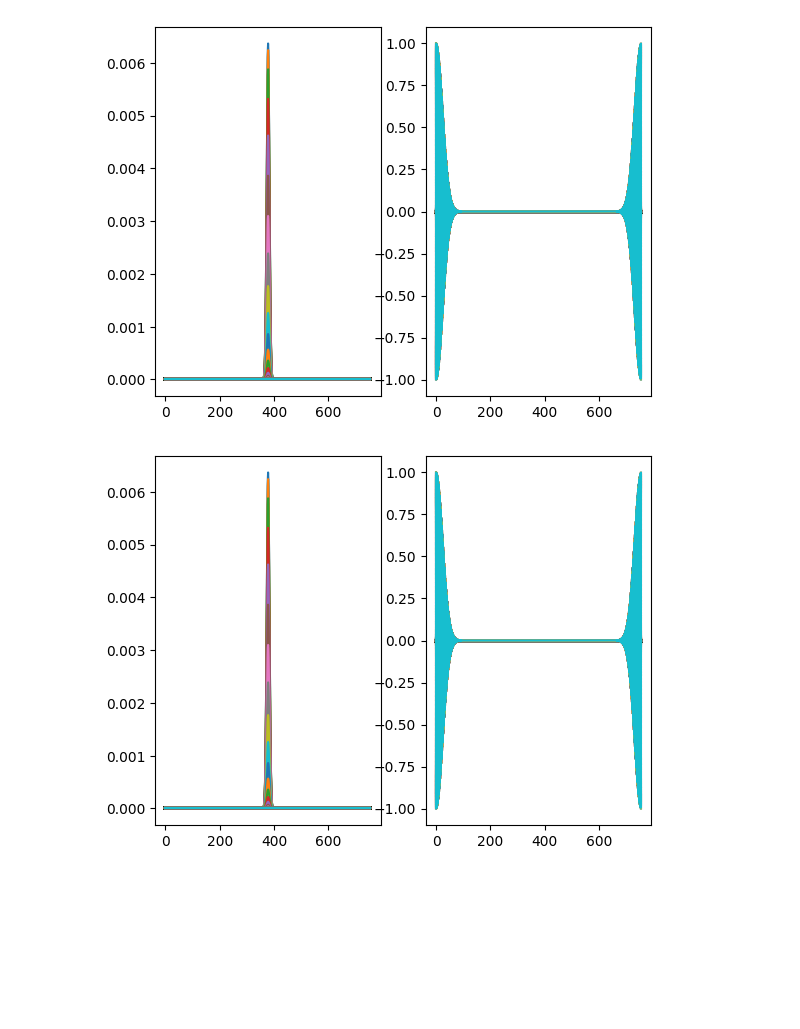
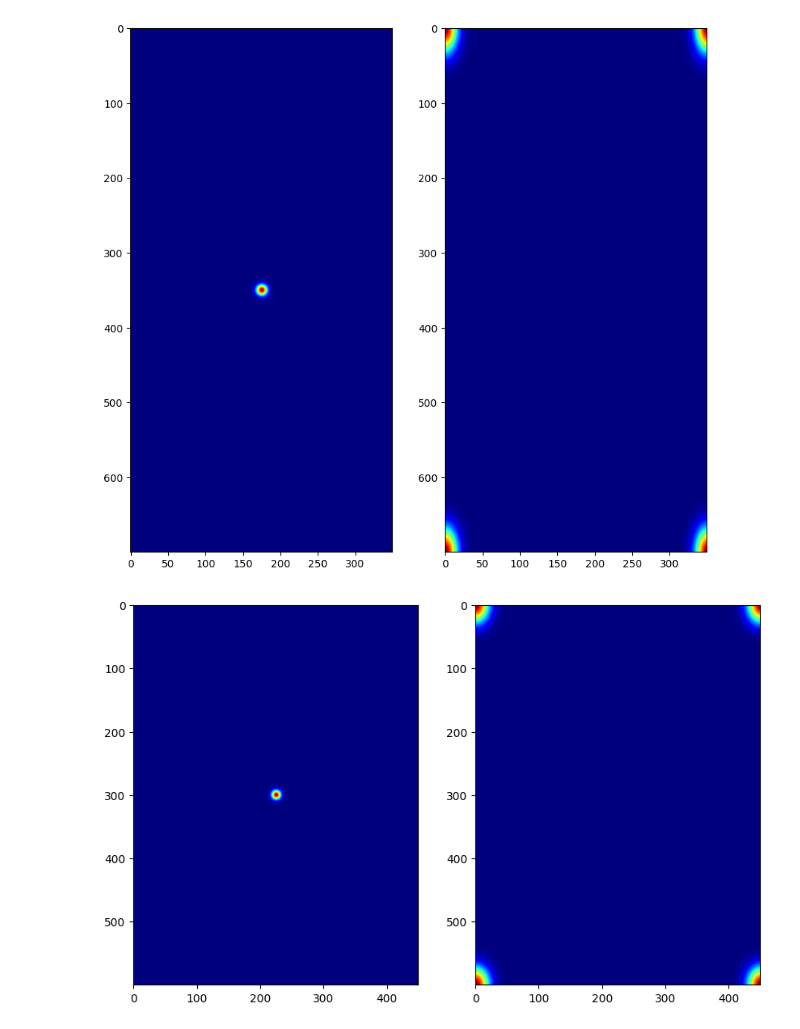
Before and after one commit to ftanzisirius/vision_computadora_I, a Jupyter notebook: TPs/TP2/tp2.ipynb, the cells around one changed output. Cells and saved outputs as stored; diff of their text form; code cells hidden in the pictures; blank space fills up the shorter version.

```diff
--- a/TPs/TP2/tp2.ipynb
+++ b/TPs/TP2/tp2.ipynb
@@ -52,24 +63,20 @@ def apply_kernel_convolucion(gray_image, filt, filt_fft):
     plt.show()
     return filtered_image
 # %%
-def plot_kernel(gray_image, k_size, sigma):
-    h, w = gray_image.shape
+def plot_kernel(h, w, k_size, sigma):
     kernel, fourier = create_gauss_filter(h, w, k_size, sigma)
+    plt.figure(figsize=(10,10))
     plt.subplot(1, 2, 1)
-    plt.plot(kernel)
+    plt.imshow(kernel, cmap='jet')
     plt.subplot(1, 2, 2)
-    plt.plot(fourier)
+    plt.imshow(np.abs(fourier), cmap='jet')
     plt.show()
 # %%
-image_path = 'chewbacca.jpg'
-image = cv2.imread(image_path)
-gray_image = cv2.cvtColor(image, cv2.COLOR_BGR2GRAY)
-
-plot_kernel(gray_image, 7, 5)
-plot_kernel(gray_image, 5, 5)
-plot_kernel(gray_image, 5, 3)
-plot_kernel(gray_image, 3, 3)
-plot_kernel(gray_image, 3, 1)
+plot_kernel(700, 350, 7, 5)
+plot_kernel(600, 450, 5, 5)
+plot_kernel(500, 550, 5, 3)
+plot_kernel(400, 450, 3, 3)
+plot_kernel(300, 350, 3, 1)
 # %% [output]
-[figure, old version]
+[figure, new version]
-[figure, old version]
+[figure, new version]
```
Also changed, not shown: parts of 10 cells of this notebook.
